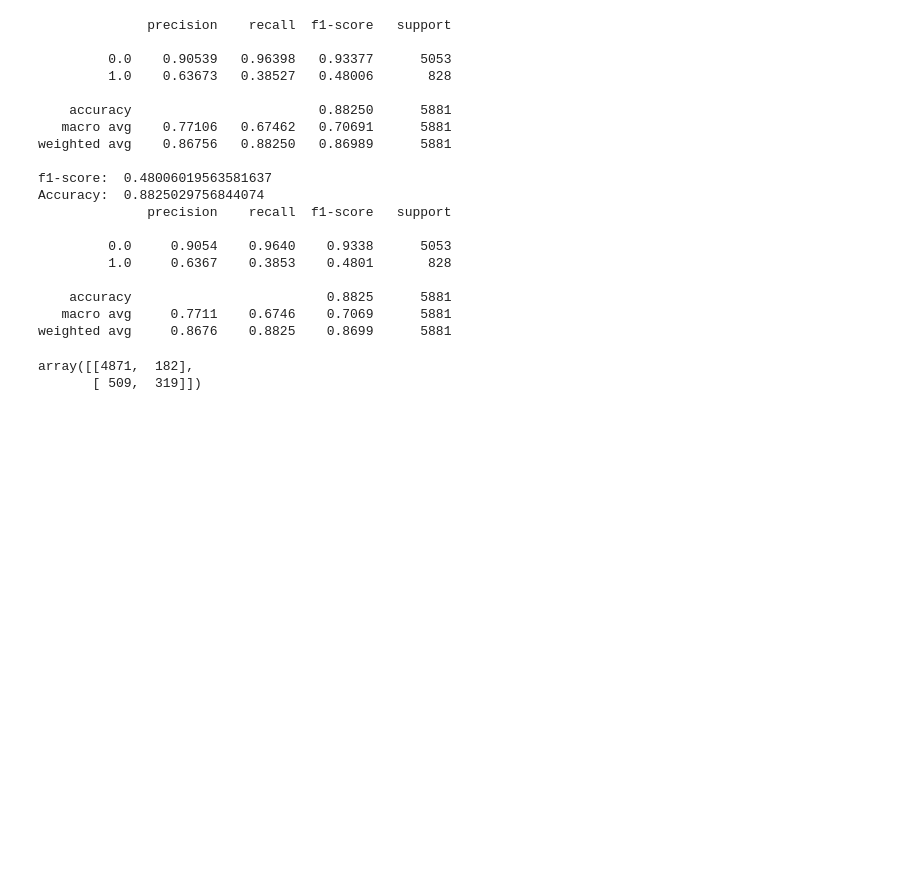
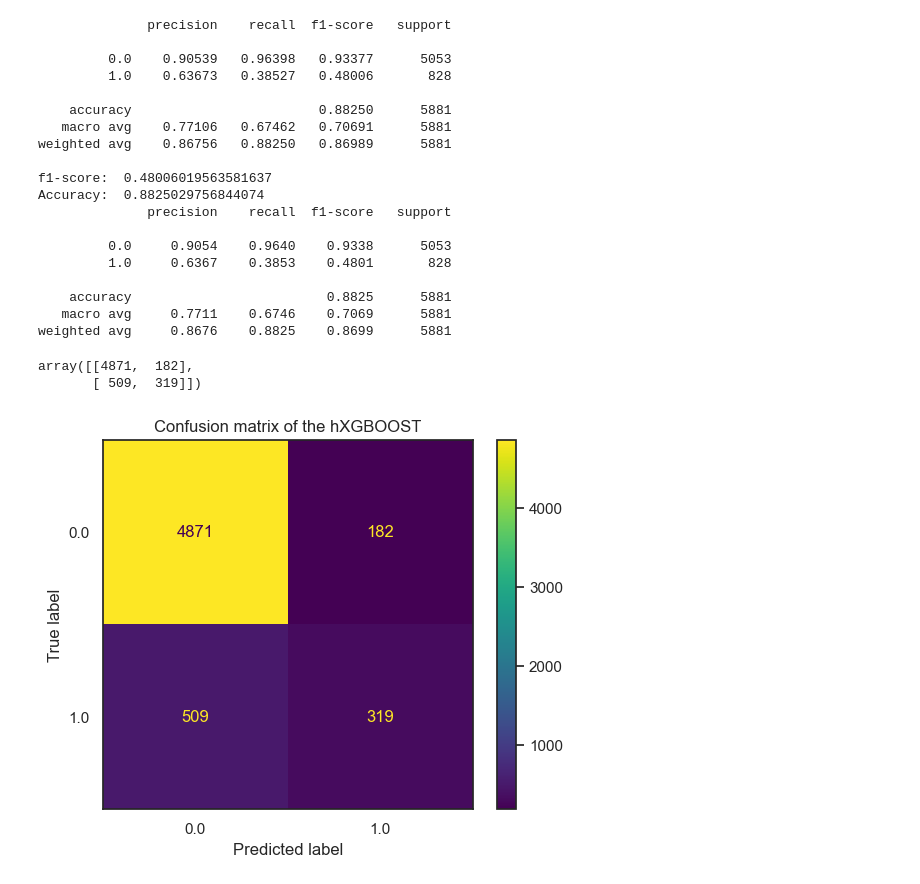
Before and after one commit to ahquin/ds-financial-inclusion, a Jupyter notebook: ml-data-analyse.ipynb, the cells around one changed output. Drawn from its saved outputs; the diff is of its cells as text; code cells hidden in the pictures; blank space fills up the shorter version.

```diff
--- a/ml-data-analyse.ipynb
+++ b/ml-data-analyse.ipynb
@@ -607,18 +616,3 @@ Best score: 0.456
 Best parameters: {'subsample': 0.8, 'min_child_weight': 5, 'max_depth': 6, 'gamma': 1.1}
 # %% [markdown]
 ## GRIDSEARCH
-# %%
-## GRIDSEARCHCV
-
-# Optimize model parameters
-# I run this code in google colab to make the execution much faster and use the best params in the next code
-param_grid = {'min_child_weight': [5,8],
-        'gamma': [1, 2, 2.5],
-        'subsample': [0.8, 1],
-        'max_depth': [4, 5, 6]
-        }
-
-
-my_xgb_model = GridSearchCV(xg_model, param_grid,n_jobs=-1,verbose=1,cv=5, scoring="f1")
-my_xgb_model.fit(X_train, y_train)
-print(my_xgb_model.best_params_)
@@ -668,17 +618,0 @@ array([[4910,  143],
-# %%
-#2
-#min_child_weight=1, gamma=1, subsample=0.8, max_depth=5
-
-## FINAL Xboost model
-# fit by setting best parameters and Evaluate model
-f_xgb_model = XGBClassifier(min_child_weight=1, gamma=1, subsample=0.8, max_depth=5)
-
-f_xgb_model.fit(X_train, y_train)
-y_pred = f_xgb_model.predict(X_test)
-print(classification_report(y_test, y_pred, digits=5))
-
-#Metrics
-print("f1-score: ", f1_score(y_test, y_pred))
-print("Accuracy: ",  accuracy_score(y_test, y_pred))
-print(classification_report(y_test, y_pred, digits=4))
-confusion_matrix(y_test, y_pred)
@@ -743,3 +704,12 @@ Accuracy:  0.8825029756844074
 weighted avg     0.8676    0.8825    0.8699      5881
 array([[4871,  182],
        [ 509,  319]])
+# %%
+pp = XGBClassifier(min_child_weight=1, gamma=1, subsample=0.6, max_depth=6)
+pp.fit(X_train, y_train)
+
+plot_confusion_matrix(pp, X_test, y_test)
+plt.title('Confusion matrix of the hXGBOOST')
+plt.show()
+# %% [output]
+[figure, added]
```
Also changed, not shown: parts of 27 cells of this notebook.
